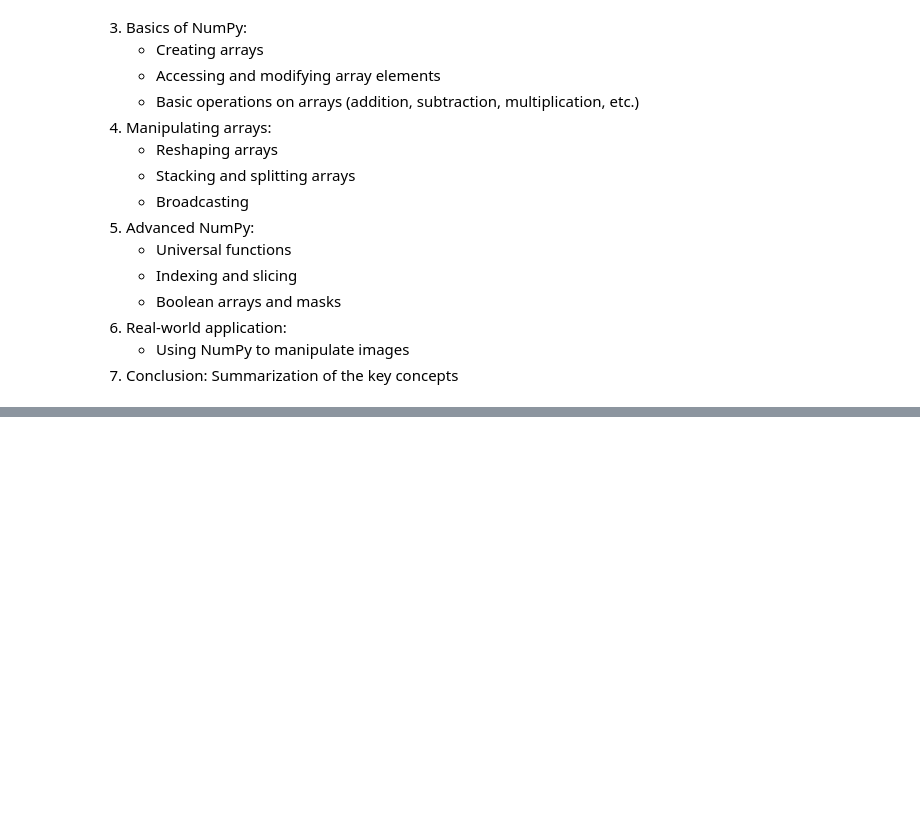
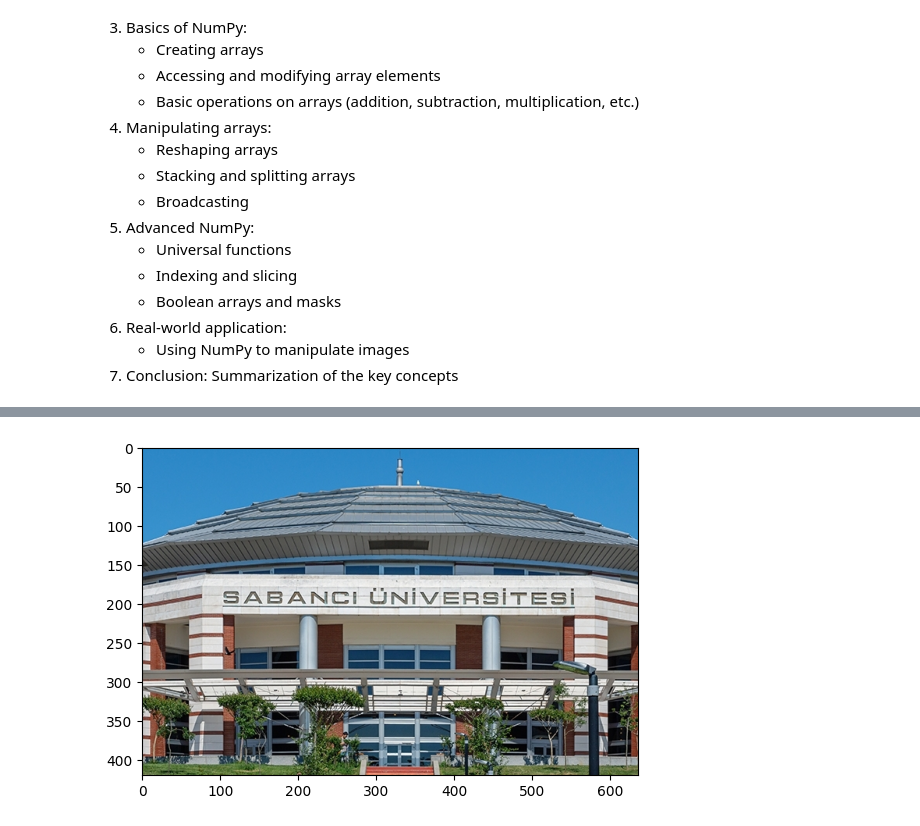
Before and after one commit to KouroshKSH/Tutorials, a Jupyter notebook: NumPy/image_processing_numpy.ipynb, the cells around one changed output, grey strips where cells are left out. Saved outputs shown, nothing was run; the diff lists cells and outputs as text; code cells hidden in the pictures; blank space fills up the shorter version.

Commit message:
quick fix -- just realized that I pushed the unsaved version of the notebook. The current version does what the previous comment's tasks.

```diff
--- a/NumPy/image_processing_numpy.ipynb
+++ b/NumPy/image_processing_numpy.ipynb
@@ -39,0 +43,15 @@ image = plt.imread('/img/Sabanci_university_UniCenter.jpg')
+# %%
+# Get the current working directory
+cwd = os.getcwd()
+
+# Get the path to the image file
+image_path = os.path.join(cwd, "..", "img", "Sabanci_university_UniCenter.jpg")
+
+# Read the image using the path
+image = plt.imread(image_path)
+
+# Display the image
+plt.imshow(image)
+plt.show()
+# %% [output]
+[figure, added]
```
Also changed, not shown: parts of 4 cells of this notebook.
